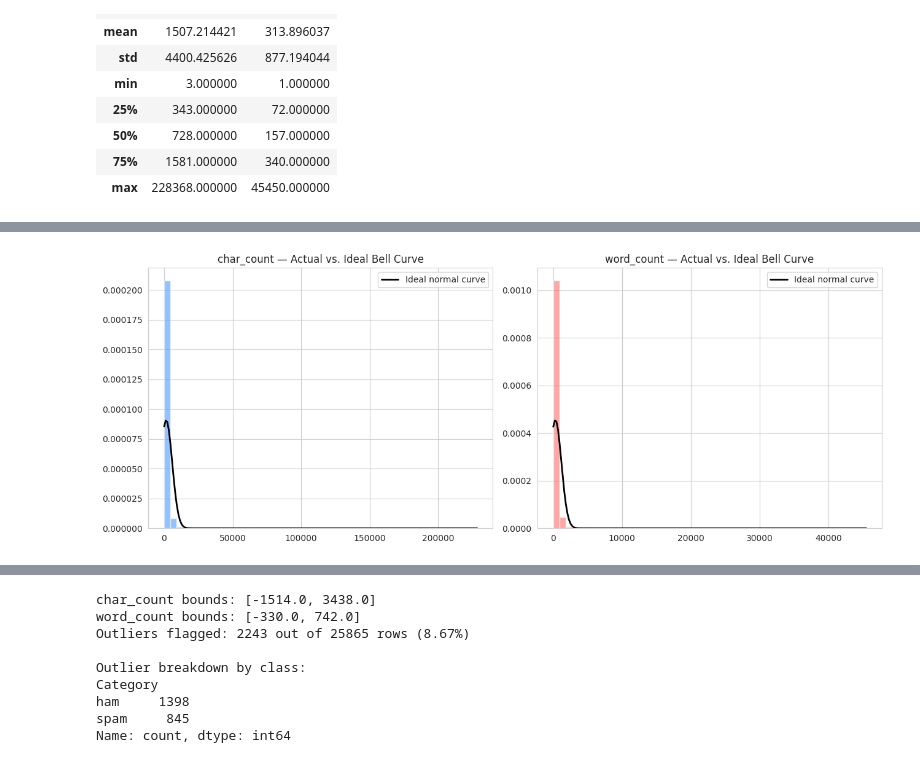
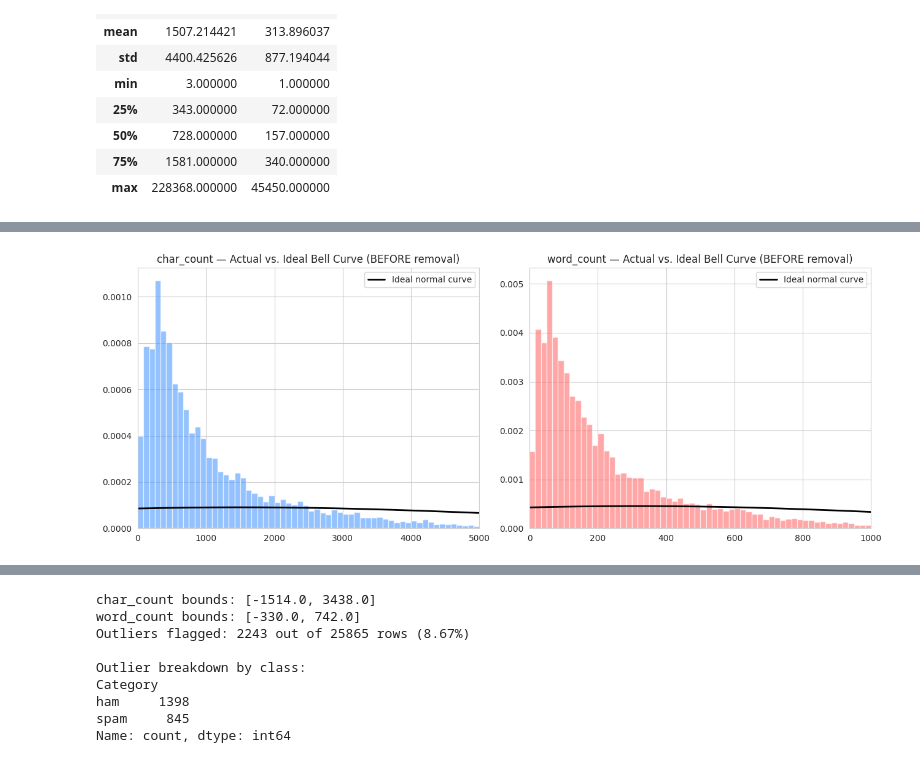
Before and after one commit to shehlamechtro-ux/spam-classification, a Jupyter notebook: spam_classification.ipynb, the cells around one changed output, grey strips where cells are left out. Cells and saved outputs as stored; diff of their text form; code cells hidden in the pictures.

```diff
--- a/spam_classification.ipynb
+++ b/spam_classification.ipynb
@@ -89,22 +121,0 @@ Passing `palette` without assigning `hue` is deprecated and will be removed in v
-# %%
-from scipy import stats
-import numpy as np
-
-fig, axes = plt.subplots(1, 2, figsize=(13, 5))
-
-for ax, col, color in zip(axes, ["char_count", "word_count"], ["#4C9AFF", "#FF6B6B"]):
-    data = df[col]
-
-    # Actual histogram (density scale so it matches the curve)
-    ax.hist(data, bins=50, density=True, color=color, alpha=0.6, edgecolor="white")
-
-    # Ideal normal curve using this data's own mean and std
-    mu, sigma = data.mean(), data.std()
-    x = np.linspace(data.min(), data.max(), 200)
-    ax.plot(x, stats.norm.pdf(x, mu, sigma), color="black", linewidth=2, label="Ideal normal curve")
-
-    ax.set_title(f"{col} — Actual vs. Ideal Bell Curve")
-    ax.legend()
-
-plt.tight_layout()
-plt.show()
@@ -129,24 +147,18 @@ df[["char_count", "word_count"]].describe()
 # %%
-from scipy import stats
-import numpy as np
+fig, axes = plt.subplots(1, 2, figsize=(13, 5))
+configs = [("char_count", "#4C9AFF", 5000), ("word_count", "#FF6B6B", 1000)]
 
-fig, axes = plt.subplots(1, 2, figsize=(13, 5))
-
-for ax, col, color in zip(axes, ["char_count", "word_count"], ["#4C9AFF", "#FF6B6B"]):
+for ax, (col, color, xlim) in zip(axes, configs):
     data = df[col]
-
-    # Actual histogram (density scale so it matches the curve)
-    ax.hist(data, bins=50, density=True, color=color, alpha=0.6, edgecolor="white")
-
-    # Ideal normal curve using this data's own mean and std
+    ax.hist(data, bins=60, range=(0, xlim), density=True, color=color, alpha=0.6, edgecolor="white")
     mu, sigma = data.mean(), data.std()
-    x = np.linspace(data.min(), data.max(), 200)
+    x = np.linspace(0, xlim, 200)
     ax.plot(x, stats.norm.pdf(x, mu, sigma), color="black", linewidth=2, label="Ideal normal curve")
-
-    ax.set_title(f"{col} — Actual vs. Ideal Bell Curve")
+    ax.set_xlim(0, xlim)
+    ax.set_title(f"{col} — Actual vs. Ideal Bell Curve (BEFORE removal)")
     ax.legend()
 
 plt.tight_layout()
 plt.show()
 # %% [output]
-[figure, old version]
+[figure, new version]
```
Also changed, not shown: parts of 32 cells of this notebook.
